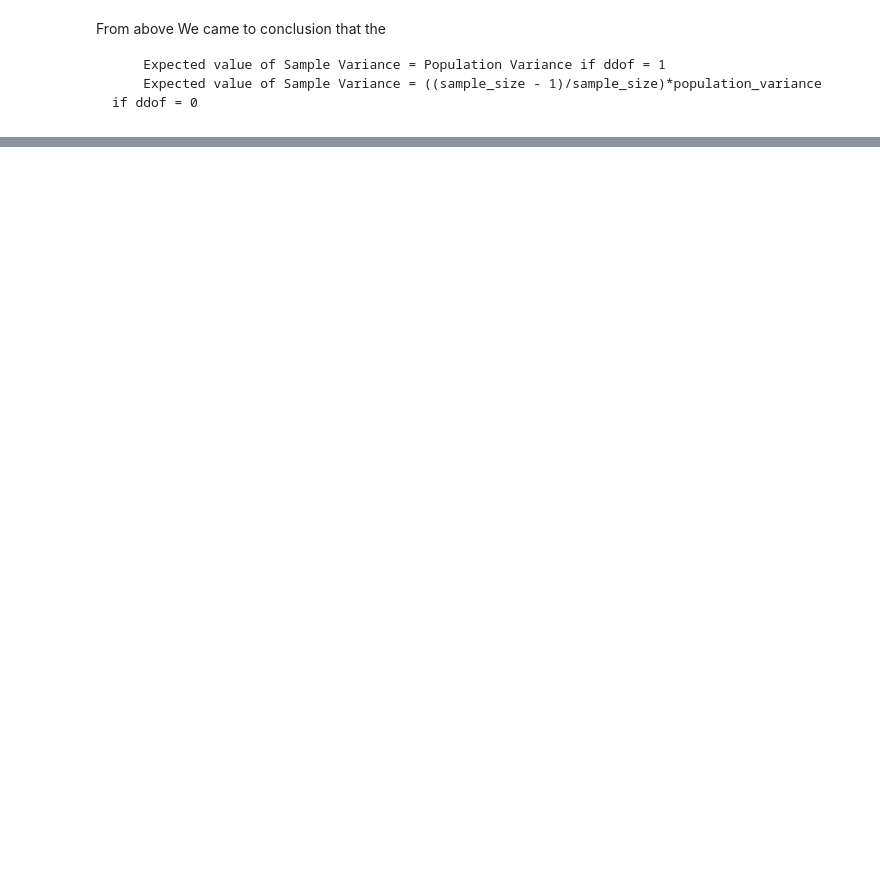
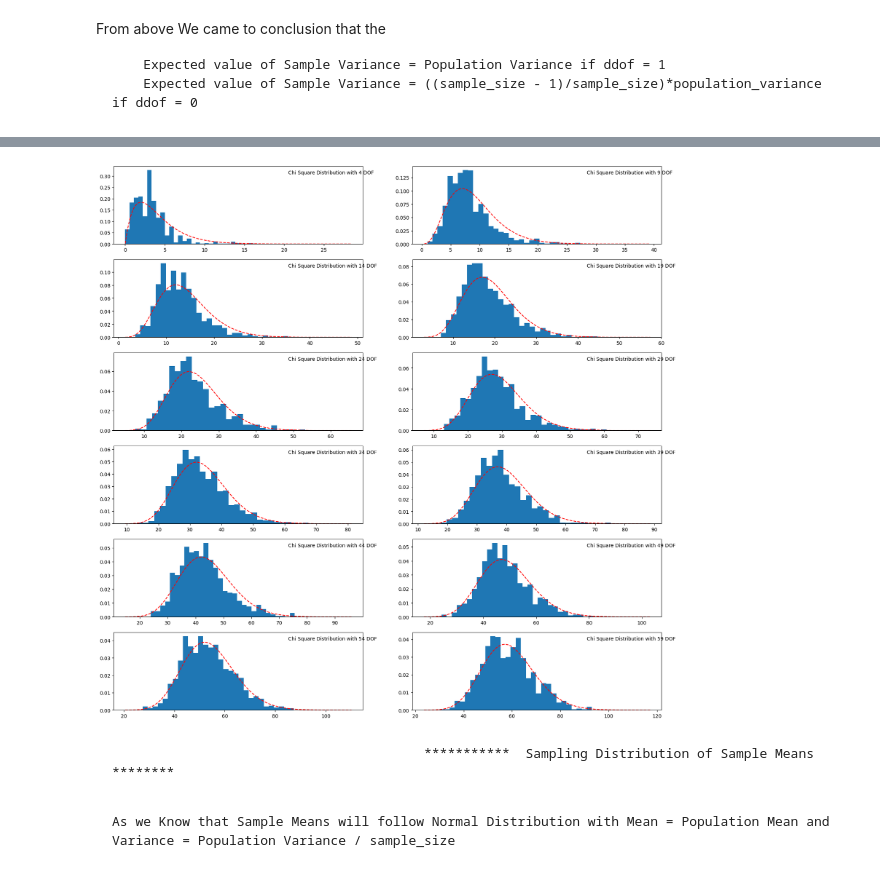
Before and after one commit to Pavansyamala/Statistics, a Jupyter notebook: samplingofsamplevariances.ipynb, the cells around one changed output, grey strips where cells are left out. Saved outputs shown, nothing was run; the diff lists cells and outputs as text; code cells hidden in the pictures; blank space fills up the shorter version.

```diff
--- a/samplingofsamplevariances.ipynb
+++ b/samplingofsamplevariances.ipynb
@@ -117,0 +143,2 @@ From above We came to conclusion that the
+# %%
+sample_sizes = [5 , 10 , 15 , 20 , 25 , 30 , 35 , 40 , 45 , 50 , 55 , 60]
@@ -117,0 +149,25 @@ From above We came to conclusion that the
+# %%
+count = 1
+plt.figure(figsize = (20,20))
+for i in sample_sizes:
+    plt.subplot(6 , 2 , count)
+    sample_variances = []
+    for j in range(1000):
+        sample = data.sample(i)
+        sample_variances.append(((i-1)*np.var(sample['age'] , ddof = 0))/(data['age'].var(ddof=0)))
+    lb = chi2.ppf(0.00001 , df = i-1)
+    ub = chi2.ppf(0.99999 , df = i-1)
+    x = np.linspace(lb , ub , 1000)
+    y = chi2.pdf(x , df = i-1)
+    plt.hist(sample_variances , bins=30 , density=True)
+    plt.plot(x , y , 'r--')
+    plt.annotate(f'Chi Square Distribution with {i-1} DOF' , xy = (0.7,0.9) , xycoords='axes fraction')
+    count += 1
+# %% [output]
+[figure, added]
+# %% [markdown]
+
+                                            ***********  Sampling Distribution of Sample Means ********
+# %% [markdown]
+
+    As we Know that Sample Means will follow Normal Distribution with Mean = Population Mean and Variance = Population Variance / sample_size
```
Also changed, not shown: parts of 15 cells of this notebook.
